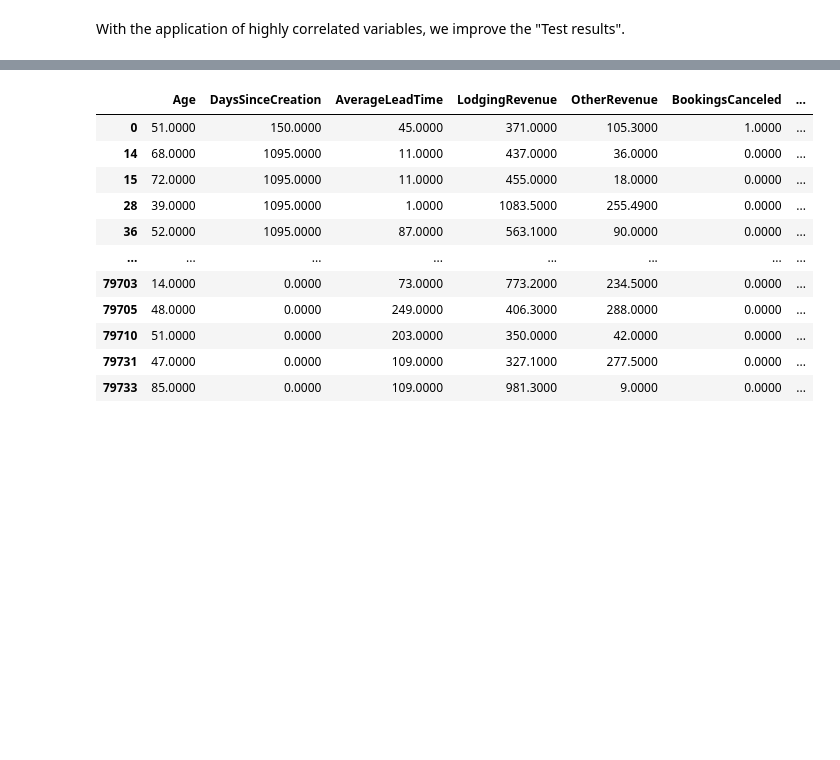
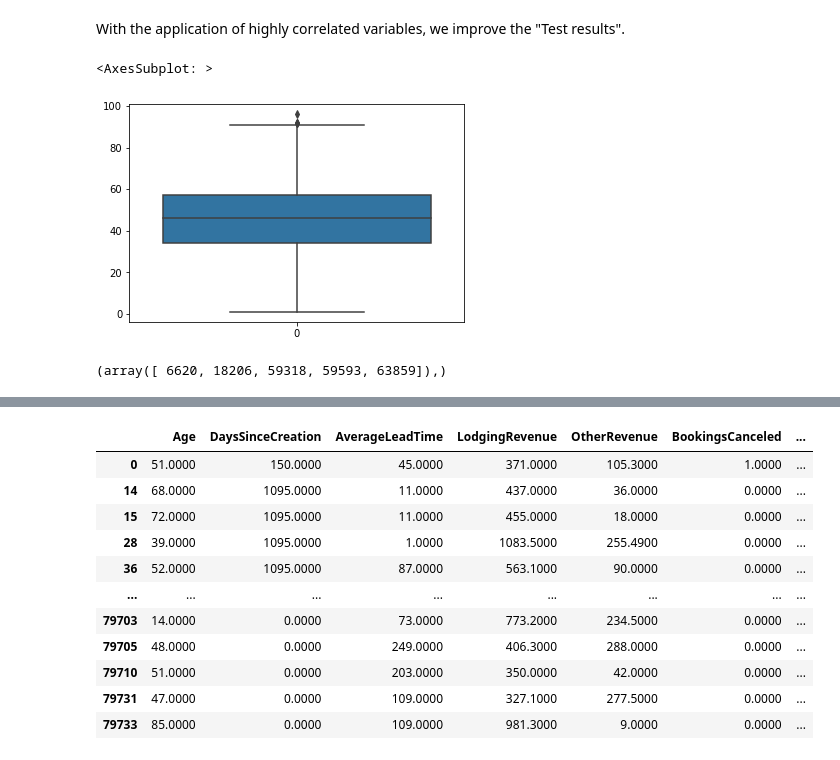
Before and after one commit to iremirezdeganuza72/Cohort_Analysis, a Jupyter notebook: Cohort analysis and segmentation.ipynb, the cells around one changed output, grey strips where cells are left out. Saved outputs shown, nothing was run; the diff lists cells and outputs as text; code cells hidden in the pictures; blank space fills up the shorter version.

```diff
--- a/Cohort analysis and segmentation.ipynb
+++ b/Cohort analysis and segmentation.ipynb
@@ -979,2 +980,11 @@ pd.DataFrame({
 # %% [markdown]
 With the application of highly correlated variables, we improve the "Test results".
+# %%
+sns.boxplot(df1['Age'])
+# %% [output]
+<AxesSubplot: >
+[figure, added]
+# %%
+print(np.where(df1['Age']>90))
+# %% [output]
+(array([ 6620, 18206, 59318, 59593, 63859]),)
```
Also changed, not shown: parts of 23 cells of this notebook.
